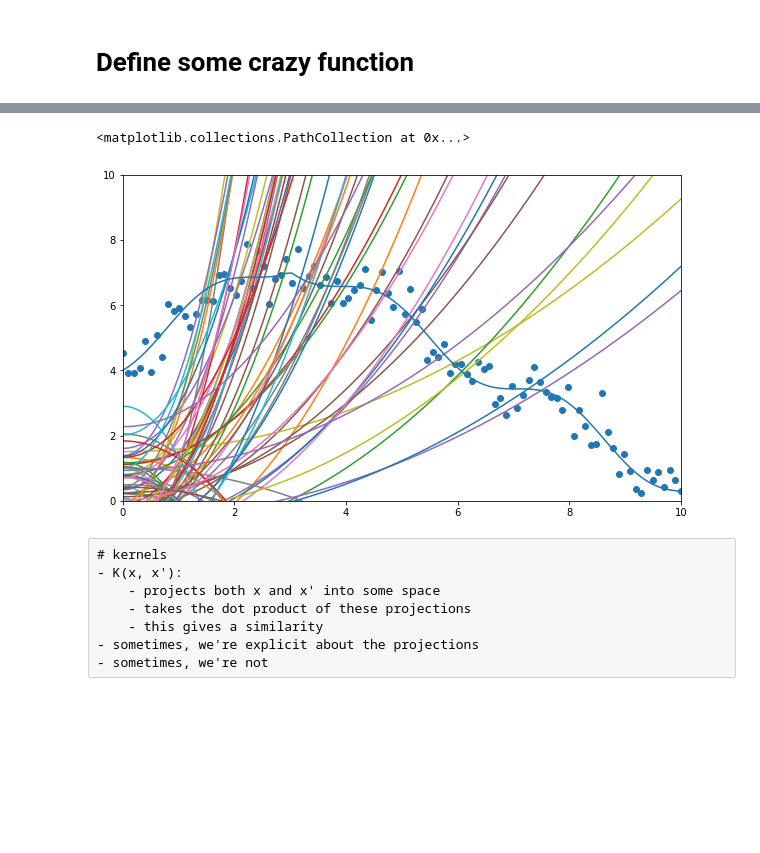
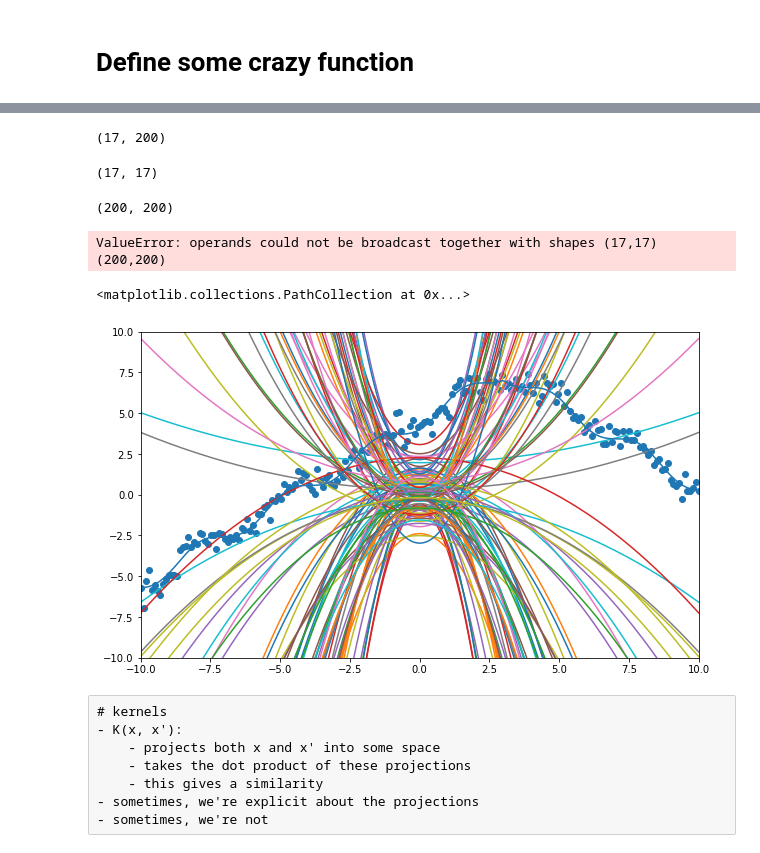
Before and after one commit to cavaunpeu/gaussian-processes, a Jupyter notebook: gaussian-processes.ipynb, the cells around one changed output, grey strips where cells are left out. Cells and saved outputs as stored; diff of their text form; code cells hidden in the pictures; blank space fills up the shorter version.

```diff
--- a/gaussian-processes.ipynb
+++ b/gaussian-processes.ipynb
@@ -10,7 +10,7 @@ sigma = Variable(Tensor([1.23]))
 get_w = lambda: dist.normal(mu, sigma).data[0]
 get_b = lambda: dist.normal(mu, sigma).data[0]
 # %%
-x = np.linspace(0, 10, 100)
+x = np.linspace(-10, 10, 200)
 Y = []
 for _ in range(100):
     w, b = get_w(), get_b()
@@ -105,6 +99,0 @@ plt.scatter(x, noisy_y_true)
-# %%
-Y = []
-for _ in range(100):
-    w, b = get_w(), get_b()
-    y = w*(x**2) + b
-    Y.append(y)
@@ -111,14 +145,30 @@ for _ in range(100):
+# %%
+A.shape
+# %% [output]
+(17, 200)
+# %%
+B.shape
+# %% [output]
+(17, 17)
+# %%
+C.shape
+# %% [output]
+(200, 200)
+# %%
+A @ np.linalg.inv(B + C)
+# %% [output]
+ValueError: operands could not be broadcast together with shapes (17,17) (200,200)
 # %%
 plt.figure(figsize=(10, 6))
-plt.ylim(0, 10)
-plt.xlim(0, 10)
+plt.ylim(-10, 10)
+plt.xlim(-10, 10)
 for y in Y:
     plt.plot(x, y)
 plt.plot(x, y_true)
 plt.scatter(x, noisy_y_true)
 # %% [output]
 <matplotlib.collections.PathCollection at 0x...>
-[figure, old version]
+[figure, new version]
 # %% [raw]
 # kernels
 - K(x, x'):
```
Also changed, not shown: parts of 16 cells of this notebook.
